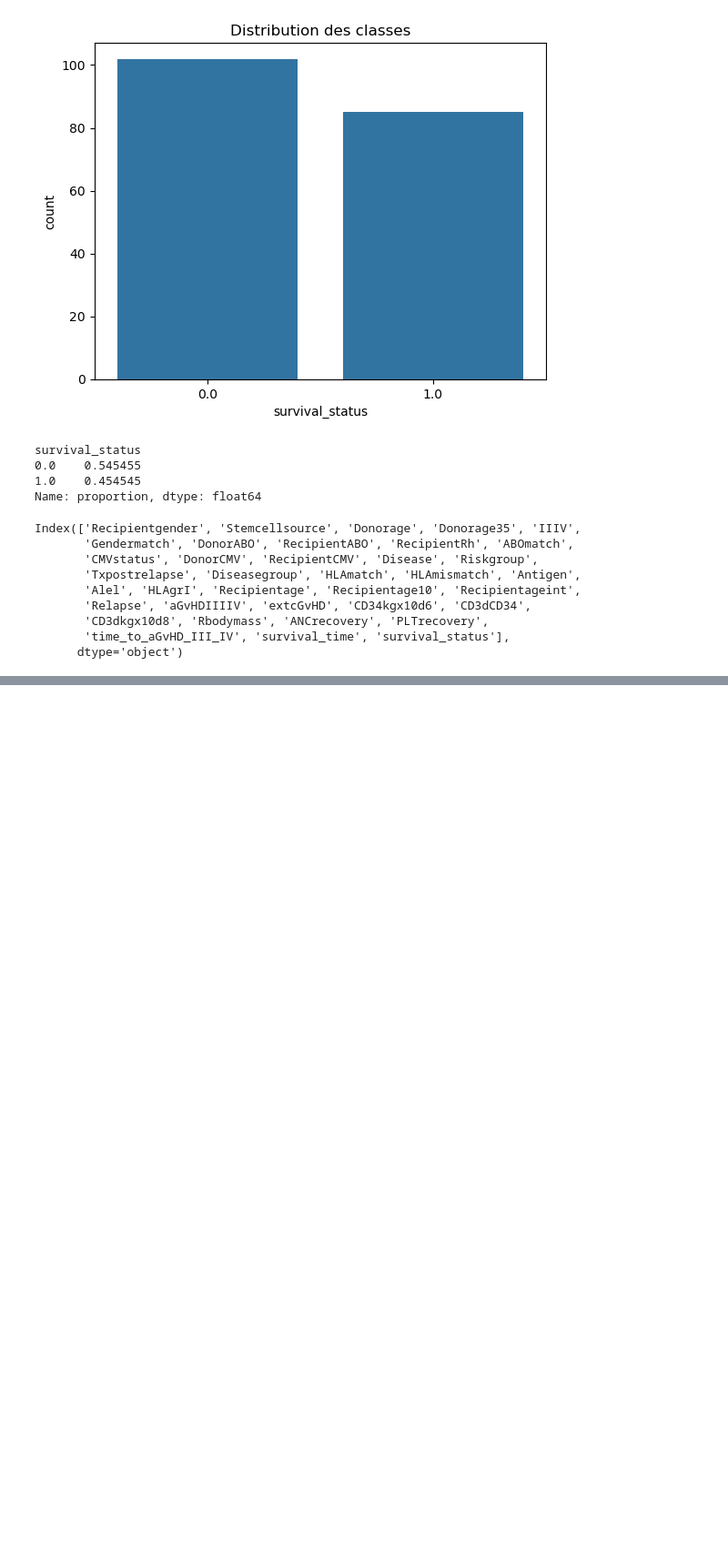
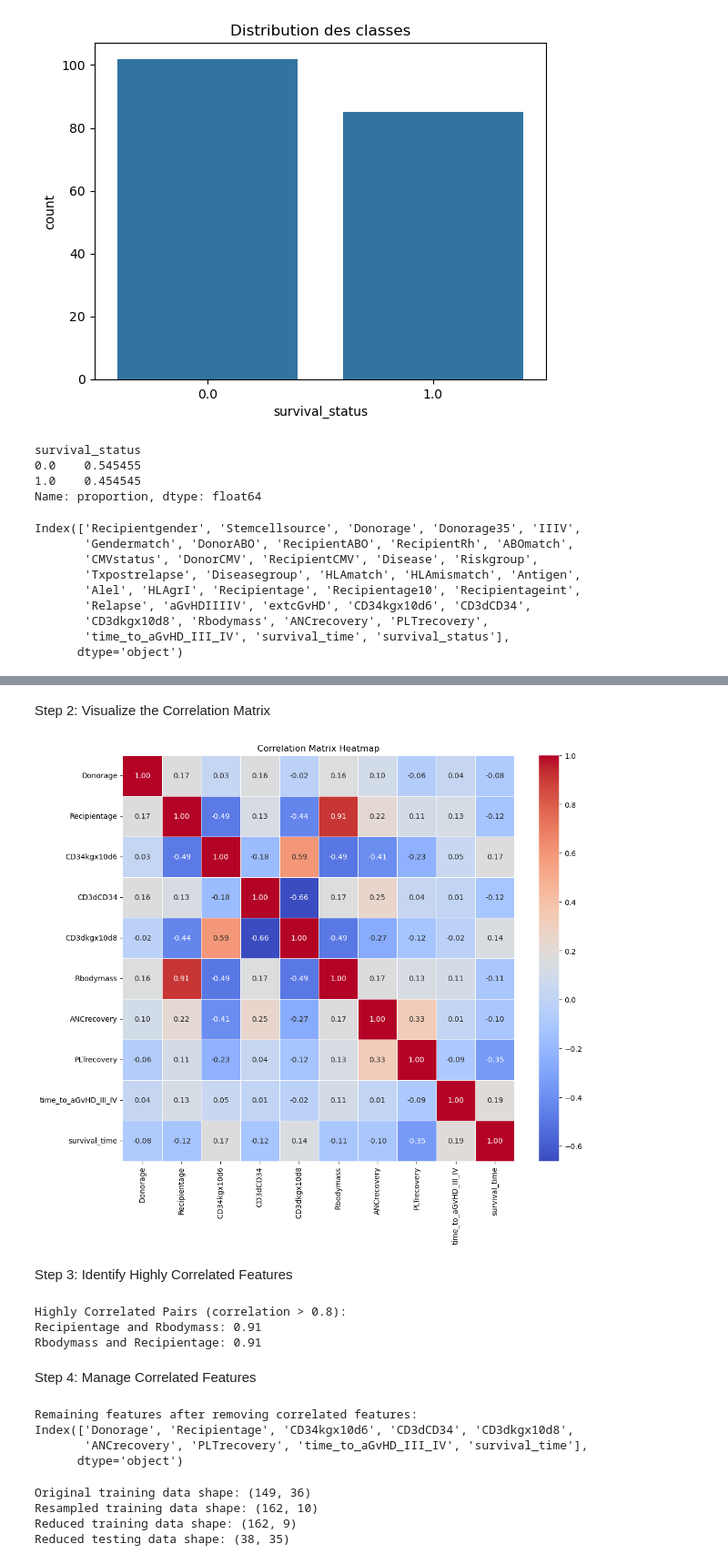
Before and after one commit to imadbaghdad/bone_marrow_transplant, a Jupyter notebook: notebooks/eda.ipynb, the cells around one changed output, grey strips where cells are left out. Shown: that part at 91% size. Saved outputs shown, nothing was run; the diff lists cells and outputs as text; code cells hidden in the pictures; blank space fills up the shorter version.

```diff
--- a/notebooks/eda.ipynb
+++ b/notebooks/eda.ipynb
@@ -206,0 +308,7 @@ Index(['Recipientgender', 'Stemcellsource', 'Donorage', 'Donorage35', 'IIIV',
+# %%
+# Calculate the correlation matrix for the numeric columns
+correlation_matrix = X_train_resampled.corr()
+
+# Display the correlation matrix
+print("Correlation Matrix:")
+print(correlation_matrix)
@@ -206,0 +333,60 @@ Index(['Recipientgender', 'Stemcellsource', 'Donorage', 'Donorage35', 'IIIV',
+# %% [markdown]
+Step 2: Visualize the Correlation Matrix
+# %%
+import seaborn as sns
+import matplotlib.pyplot as plt
+
+# Visualize the correlation matrix using a heatmap
+plt.figure(figsize=(12, 10))
+sns.heatmap(correlation_matrix, annot=True, cmap='coolwarm', fmt='.2f', linewidths=0.5)
+plt.title('Correlation Matrix Heatmap')
+plt.show()
+# %% [output]
+[figure, added]
+# %% [markdown]
+Step 3: Identify Highly Correlated Features
+# %%
+# Identify pairs of highly correlated features
+threshold = 0.8  # Define a threshold for high correlation
+highly_correlated_pairs = [(i, j) for i in correlation_matrix.columns for j in correlation_matrix.columns if i != j and abs(correlation_matrix.loc[i, j]) > threshold]
+
+# Display the highly correlated pairs
+print("Highly Correlated Pairs (correlation > 0.8):")
+for i, j in highly_correlated_pairs:
+    print(f"{i} and {j}: {correlation_matrix.loc[i, j]:.2f}")
+# %% [output]
+Highly Correlated Pairs (correlation > 0.8):
+Recipientage and Rbodymass: 0.91
+Rbodymass and Recipientage: 0.91
+# %% [markdown]
+Step 4: Manage Correlated Features
+# %%
+# Remove one of the features in each pair of highly correlated features
+features_to_remove = set()
+for i, j in highly_correlated_pairs:
+    if i not in features_to_remove and j not in features_to_remove:
+        features_to_remove.add(j)  # Add one feature from each pair to the removal list
+
+# Drop the correlated features from the dataset
+X_train_resampled_reduced = X_train_resampled.drop(columns=list(features_to_remove))
+X_test_reduced = X_test.drop(columns=list(features_to_remove))
+
+# Display the remaining features
+print("Remaining features after removing correlated features:")
+print(X_train_resampled_reduced.columns)
+# %% [output]
+Remaining features after removing correlated features:
+Index(['Donorage', 'Recipientage', 'CD34kgx10d6', 'CD3dCD34', 'CD3dkgx10d8',
+       'ANCrecovery', 'PLTrecovery', 'time_to_aGvHD_III_IV', 'survival_time'],
+      dtype='object')
+# %%
+# Print the shape of the data
+print("Original training data shape:", X_train.shape)
+print("Resampled training data shape:", X_train_resampled.shape)
+print("Reduced training data shape:", X_train_resampled_reduced.shape)
+print("Reduced testing data shape:", X_test_reduced.shape)
+# %% [output]
+Original training data shape: (149, 36)
+Resampled training data shape: (162, 10)
+Reduced training data shape: (162, 9)
+Reduced testing data shape: (38, 35)
```
Also changed, not shown: parts of 8 cells of this notebook.
